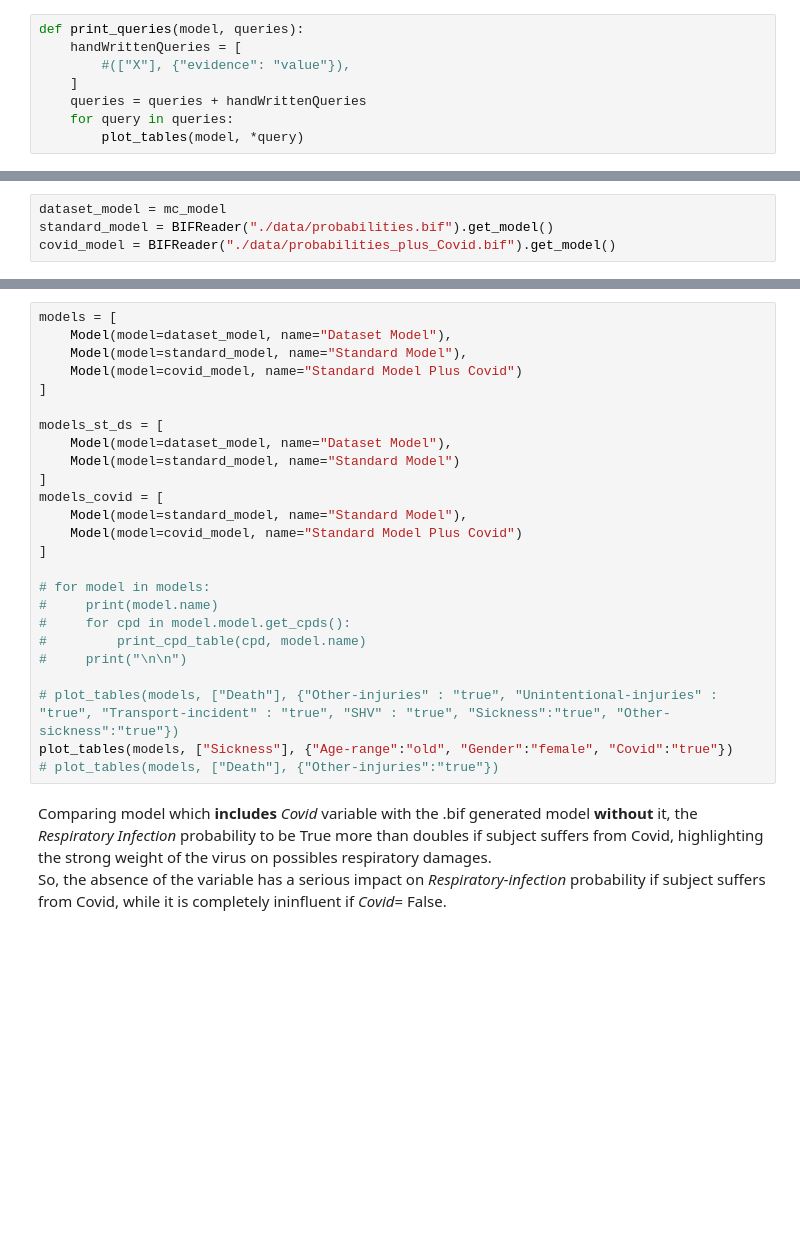
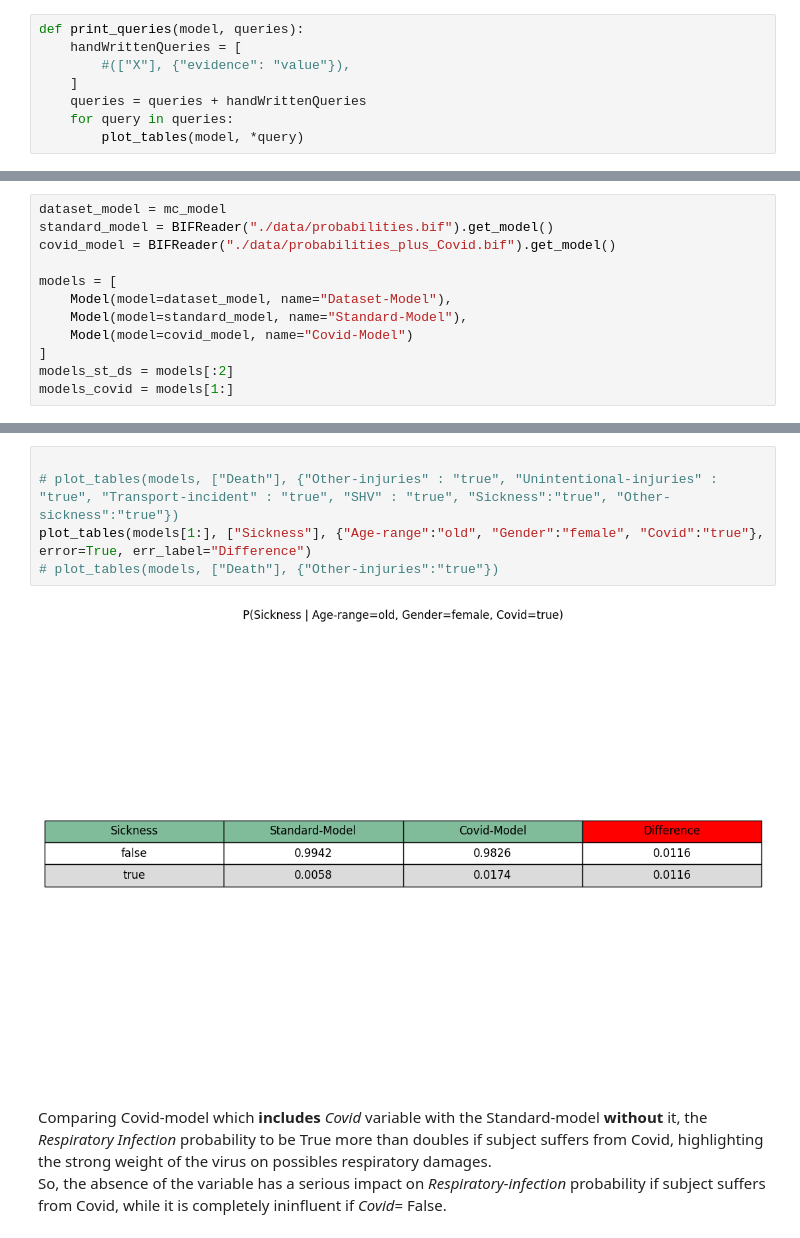
Before and after one commit to AndreaZecca/ByeBayes, a Jupyter notebook: project.ipynb, the cells around one changed output, grey strips where cells are left out. Drawn from its saved outputs; the diff is of its cells as text; blank space fills up the shorter version.

```diff
--- a/project.ipynb
+++ b/project.ipynb
@@ -515,3 +584,11 @@ Let's compare our models in terms of structure and results. In particular we wil
 dataset_model = mc_model
 standard_model = BIFReader("./data/probabilities.bif").get_model()
 covid_model = BIFReader("./data/probabilities_plus_Covid.bif").get_model()
+
+models = [
+    Model(model=dataset_model, name="Dataset-Model"),
+    Model(model=standard_model, name="Standard-Model"),
+    Model(model=covid_model, name="Covid-Model")
+]
+models_st_ds = models[:2]
+models_covid = models[1:]
@@ -529,30 +623,12 @@ Here are some interesting comparisons between theese models:
 # %%
-models = [
-    Model(model=dataset_model, name="Dataset Model"),
-    Model(model=standard_model, name="Standard Model"),
-    Model(model=covid_model, name="Standard Model Plus Covid")
-]
-
-models_st_ds = [
-    Model(model=dataset_model, name="Dataset Model"),
-    Model(model=standard_model, name="Standard Model")
-]
-models_covid = [
-    Model(model=standard_model, name="Standard Model"),
-    Model(model=covid_model, name="Standard Model Plus Covid")
-]
-
-# for model in models:
-#     print(model.name)
-#     for cpd in model.model.get_cpds():
-#         print_cpd_table(cpd, model.name)
-#     print("\n\n")
 
 # plot_tables(models, ["Death"], {"Other-injuries" : "true", "Unintentional-injuries" : "true", "Transport-incident" : "true", "SHV" : "true", "Sickness":"true", "Other-sickness":"true"})
-plot_tables(models, ["Sickness"], {"Age-range":"old", "Gender":"female", "Covid":"true"})
+plot_tables(models[1:], ["Sickness"], {"Age-range":"old", "Gender":"female", "Covid":"true"}, error=True, err_label="Difference")
 # plot_tables(models, ["Death"], {"Other-injuries":"true"})
+# %% [output]
+[figure, added]
 # %% [markdown]
-Comparing model which <b>includes</b> <i>Covid</i> variable with the .bif generated model <b>without</b> it, the <i>Respiratory Infection</i> probability to be True more than doubles if subject suffers from Covid, highlighting the strong weight of the virus on possibles respiratory damages.<br>
+Comparing Covid-model which <b>includes</b> <i>Covid</i> variable with the Standard-model <b>without</b> it, the <i>Respiratory Infection</i> probability to be True more than doubles if subject suffers from Covid, highlighting the strong weight of the virus on possibles respiratory damages.<br>
 So, the absence of the variable has a serious impact on <i>Respiratory-infection</i> probability if subject suffers from Covid, while it is completely ininfluent if <i>Covid</i>= False.
 # %%
 plot_tables(models_covid, ["Respiratory-infection"], {"Covid":"true"}, error=True, err_label="Difference")
```
Also changed, not shown: parts of 32 cells of this notebook, 3 other files.
